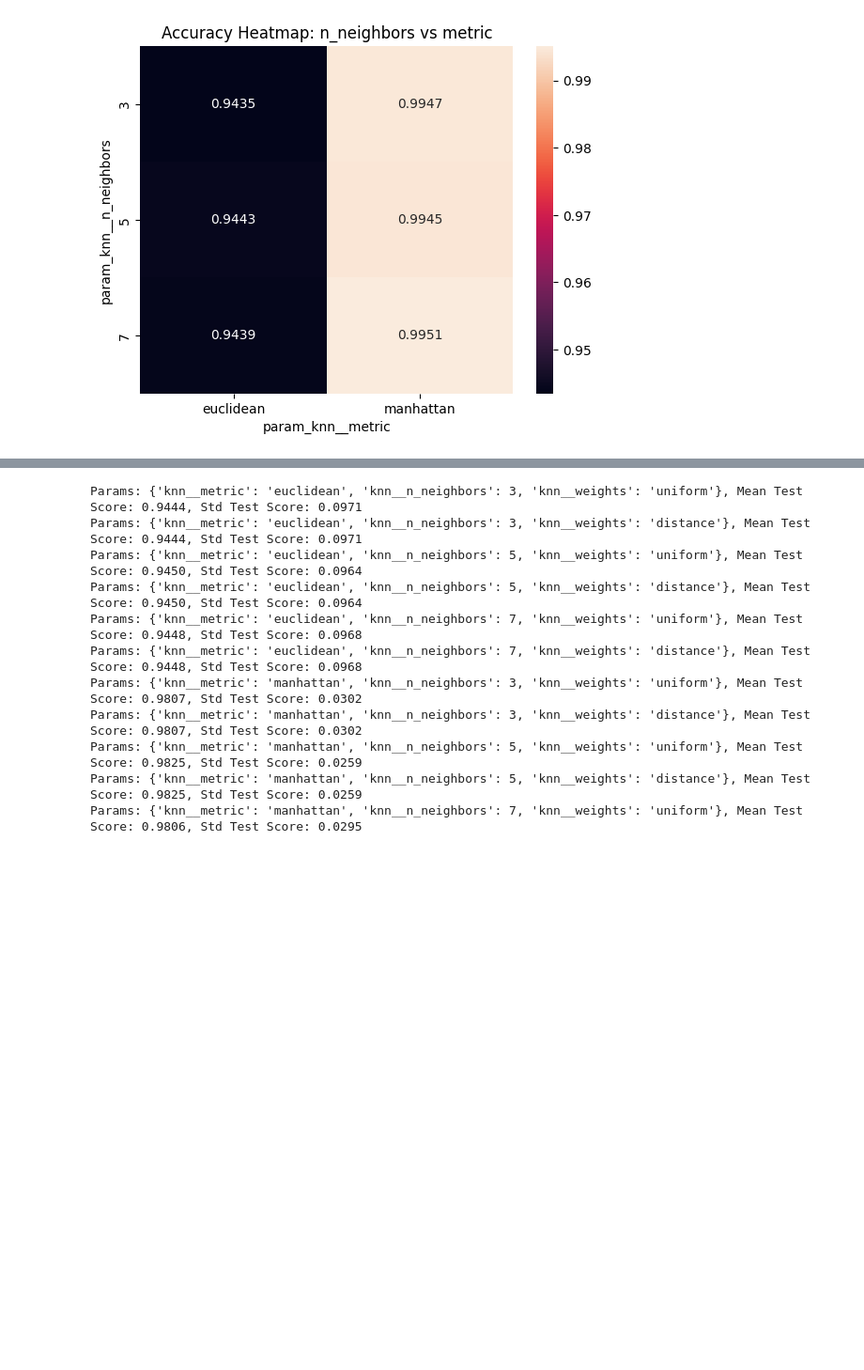
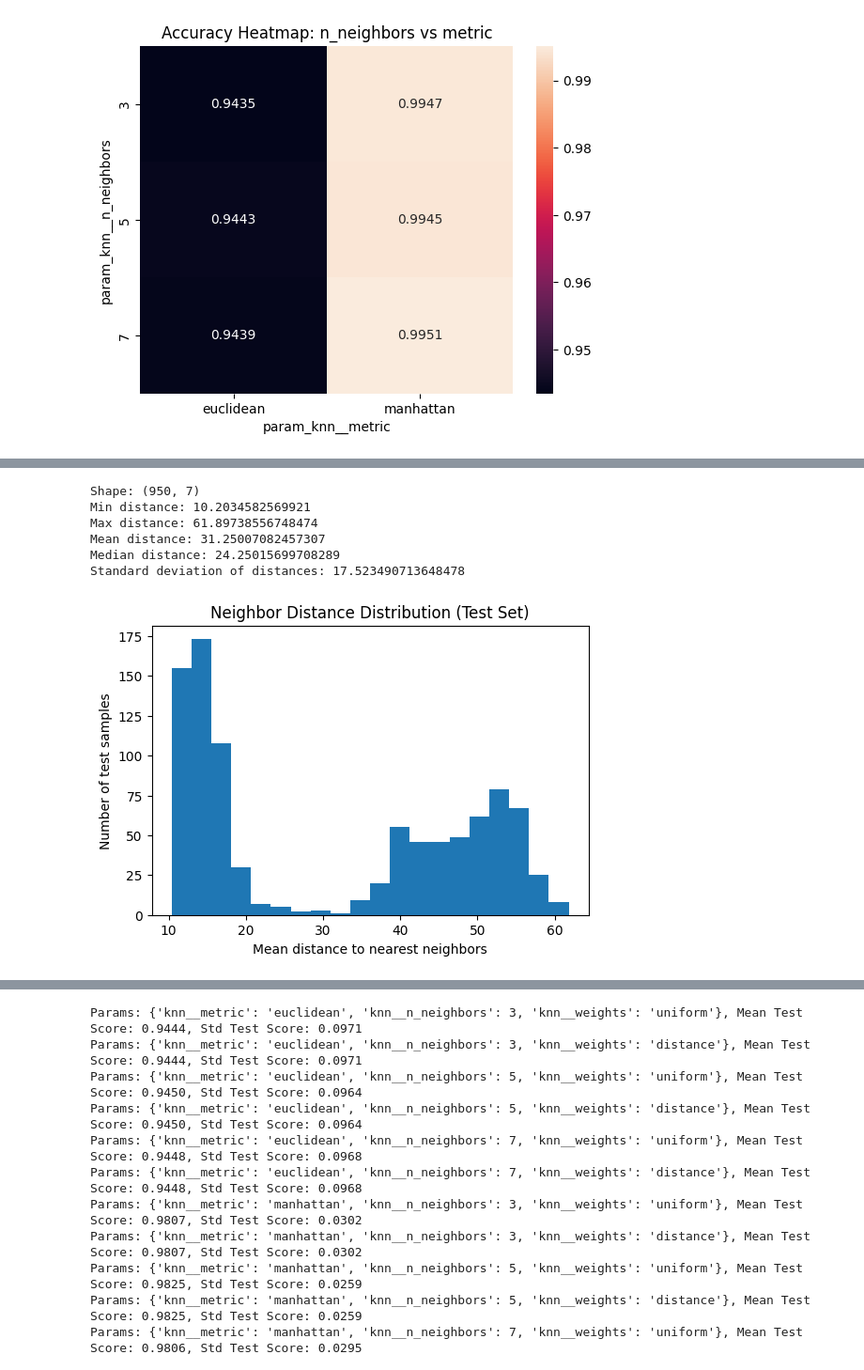
Before and after one commit to COEN498-691-PROJECT/ML_project, a Jupyter notebook: models/notebooks/knn_model_gridsearch.ipynb, the cells around one changed output, grey strips where cells are left out. Shown at 94% size. Cells and saved outputs as stored; diff of their text form; code cells hidden in the pictures; blank space fills up the shorter version.

```diff
--- a/models/notebooks/knn_model_gridsearch.ipynb
+++ b/models/notebooks/knn_model_gridsearch.ipynb
@@ -230,0 +326,31 @@ plt.show()
+# %%
+#neighbor distance distribution
+#array of distances, each test sample to its knn
+distances, indices = best_model_minmax.named_steps['knn'].kneighbors(X_test)
+mean_dist_minmax = distances.mean(axis=1)
+
+#shape of distances, (num test_samples, n_neighbors)
+print("Shape:", distances.shape)
+
+#info details
+print("Min distance:", distances.min())
+print("Max distance:", distances.max())
+print("Mean distance:", distances.mean())
+print("Median distance:", np.median(distances))
+print("Standard deviation of distances:", distances.std())
+
+#histogram distrib
+plt.figure(figsize=(6,4))
+plt.hist(mean_dist_minmax, bins=20)
+plt.xlabel("Mean distance to nearest neighbors")
+plt.ylabel("Number of test samples")
+plt.title("Neighbor Distance Distribution (Test Set)")
+plt.show()
+# %% [output]
+Shape: (950, 7)
+Min distance: 10.2034582569921
+Max distance: 61.89738556748474
+Mean distance: 31.25007082457307
+Median distance: 24.25015699708289
+Standard deviation of distances: 17.523490713648478
+[figure, added]
```
Also changed, not shown: parts of 12 cells of this notebook.
